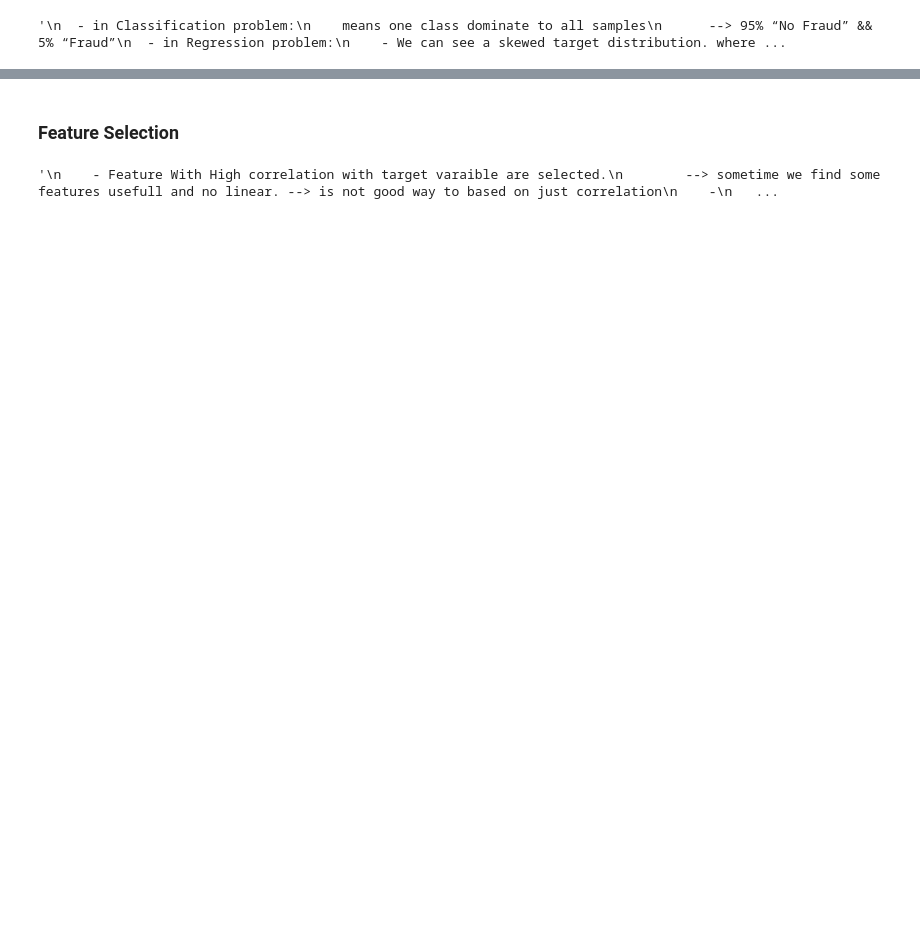
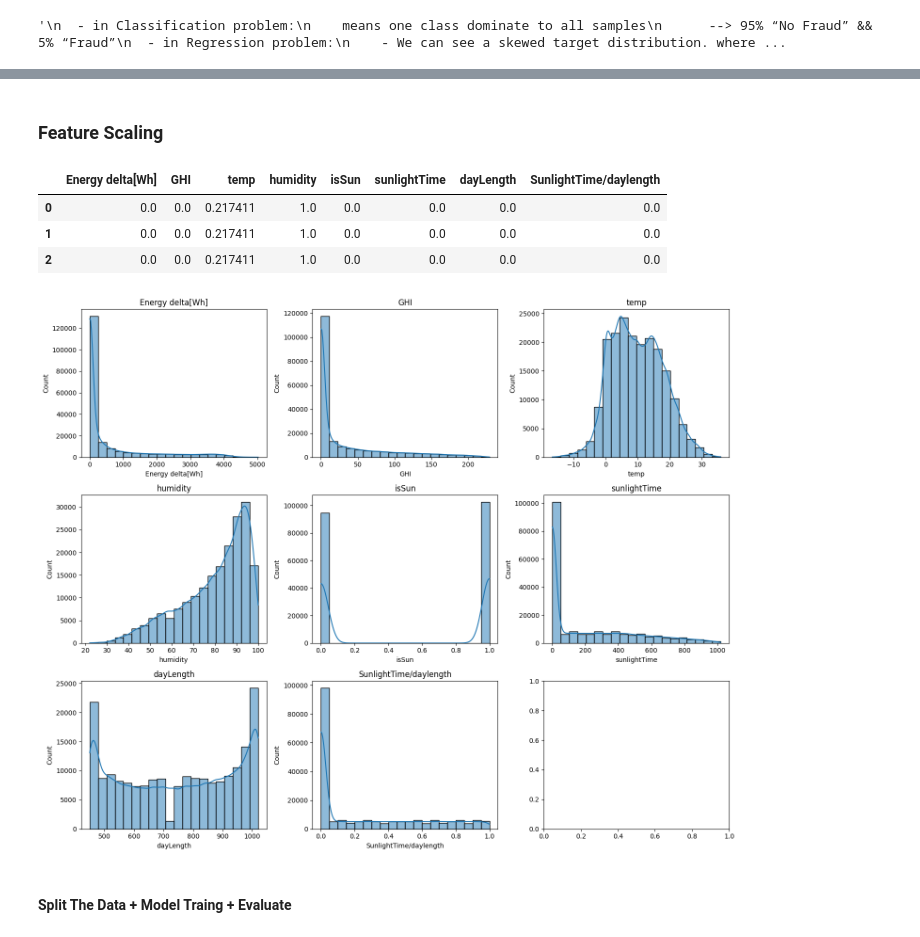
Before and after one commit to KaraniAbdellah/Solar_Energy_Prediction, a Jupyter notebook: explore_renewable_dataset.ipynb, the cells around one changed output, grey strips where cells are left out. Cells and saved outputs as stored; diff of their text form; code cells hidden in the pictures; blank space fills up the shorter version.

```diff
--- a/explore_renewable_dataset.ipynb
+++ b/explore_renewable_dataset.ipynb
@@ -364 +371,5 @@ df.head(3)
+# %%
+from sklearn.preprocessing import MinMaxScaler
+
+scaler = MinMaxScaler()
 # %%
@@ -399,12 +398,2 @@ plt.show()
 # %% [markdown]
-### Feature Selection
+### Feature Scaling
-# %%
-# Feature Selection:
-'''
-    - Feature With High correlation with target varaible are selected.
-        --> sometime we find some features usefull and no linear. --> is not good way to based on just correlation
-    -
-    src: https://www.youtube.com/watch?v=tqpIyvCl4fI
-'''
-# %% [output]
-'\n    - Feature With High correlation with target varaible are selected.\n        --> sometime we find some features usefull and no linear. --> is not good way to based on just correlation\n    -\n   ...
@@ -412,0 +400,35 @@ plt.show()
+# %%
+# Feature Scaling - Ensure all feature contribute Equal to model
+'''
+    - Min-Max scaling: Rescales values to a fixed range like 0 to 1.
+    - Standard scaling: Standardizes features to have mean 0 and variance 1
+'''
+
+# Scale features
+w_df = pd.DataFrame(
+    scaler.fit_transform(w_df),
+    columns=w_df.columns,
+    index=w_df.index
+)
+
+w_df.head(3)
+# %% [output]
+|  | Energy delta[Wh] | GHI | temp | humidity | isSun | sunlightTime | dayLength | SunlightTime/daylength |
+| 0 | 0.0 | 0.0 | 0.217411 | 1.0 | 0.0 | 0.0 | 0.0 | 0.0 |
+| 1 | 0.0 | 0.0 | 0.217411 | 1.0 | 0.0 | 0.0 | 0.0 | 0.0 |
+| 2 | 0.0 | 0.0 | 0.217411 | 1.0 | 0.0 | 0.0 | 0.0 | 0.0 |
+# %%
+# Display Features Distribution
+fig, axes = plt.subplots(3, 3, figsize=(15, 12))
+axes = axes.flatten()
+
+for ax, col in zip(axes, w_df.columns):
+    sns.histplot(c_df[col], kde=True, bins=20, ax=ax)
+    ax.set_title(col)
+
+plt.tight_layout()
+plt.show()
+# %% [output]
+[figure, added]
+# %% [markdown]
+#### Split The Data + Model Traing + Evaluate
```
Also changed, not shown: parts of 18 cells of this notebook.
